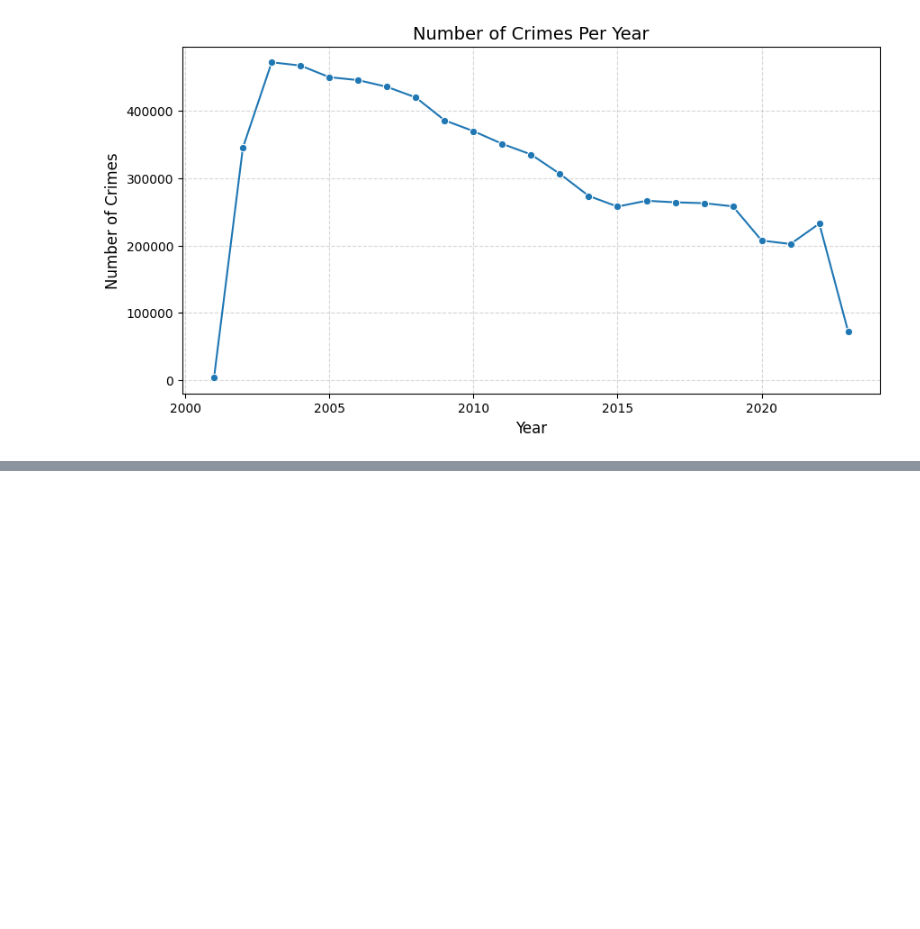
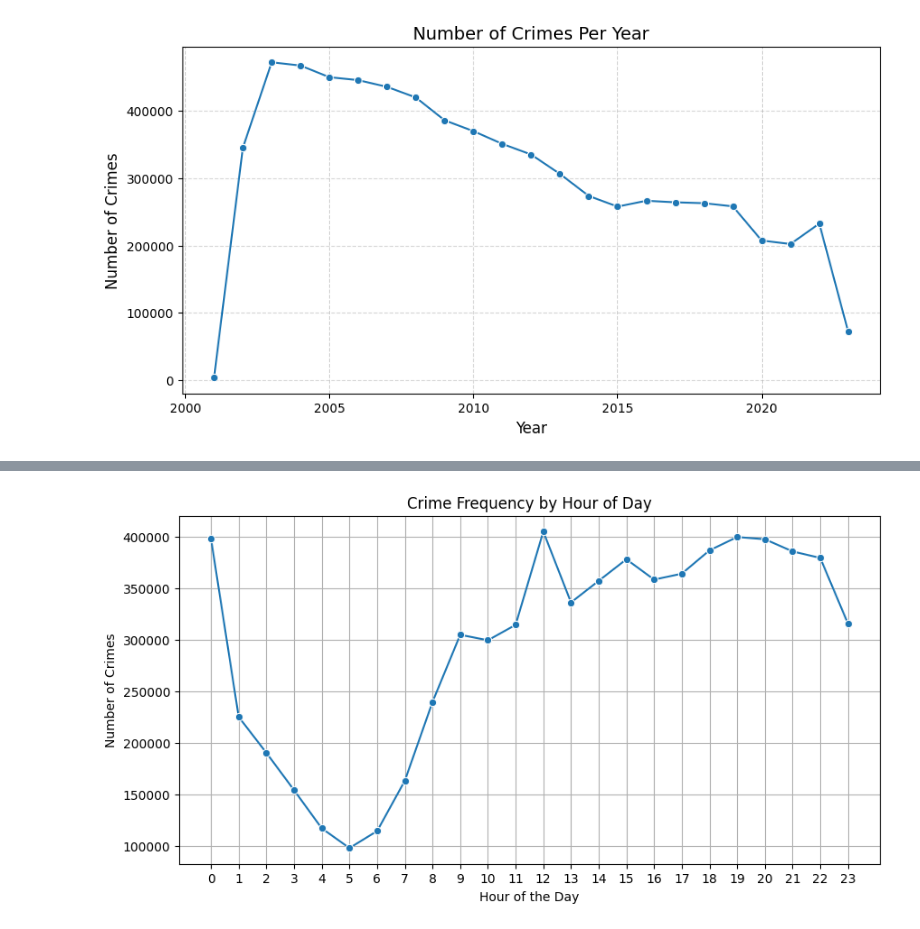
Before and after one commit to M-Hamza-Rao/Time-Base-Chicago-Crime-Rate-Predictive-Analysis, a Jupyter notebook: Crime_Rate_Analysis.ipynb, the cells around one changed output, grey strips where cells are left out. Drawn from its saved outputs; the diff is of its cells as text; code cells hidden in the pictures; blank space fills up the shorter version.

```diff
--- a/Crime_Rate_Analysis.ipynb
+++ b/Crime_Rate_Analysis.ipynb
@@ -222,2 +245,18 @@ sns.kdeplot(
 # %%
 print("hello")
+# %%
+hourly_crime_counts = df_cleaned['Hour'].value_counts().sort_index()
+
+# Plot
+plt.figure(figsize=(10, 5))
+sns.lineplot(x=hourly_crime_counts.index, y=hourly_crime_counts.values, marker='o')
+
+# Labels and title
+plt.xlabel("Hour of the Day")
+plt.ylabel("Number of Crimes")
+plt.title("Crime Frequency by Hour of Day")
+plt.xticks(range(0, 24))  # Ensure all 24 hours are labeled
+plt.grid(True)
+plt.show()
+# %% [output]
+[figure, added]
```
Also changed, not shown: parts of 9 cells of this notebook.
